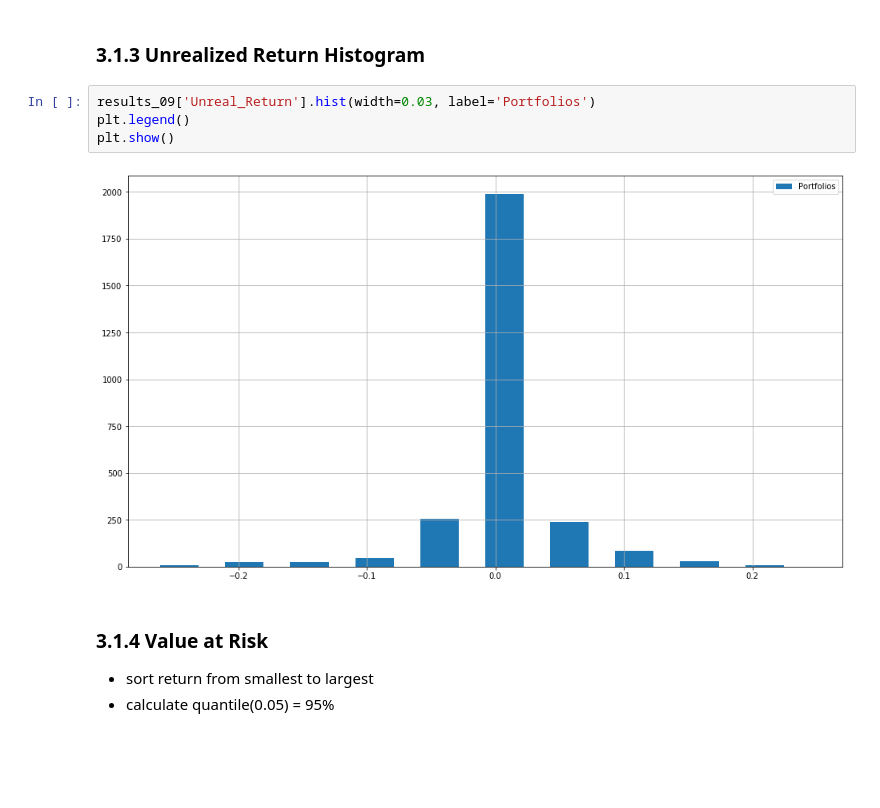
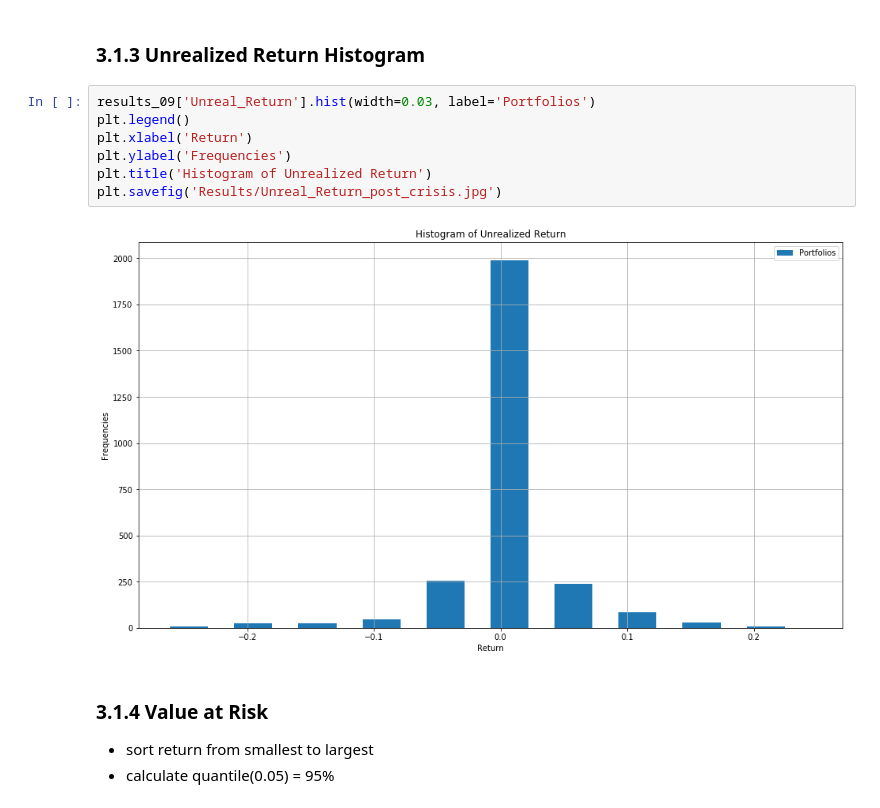
Before and after one commit to Zhehao97/AlgorithmicTrading_final, a Jupyter notebook: 2.Carry Trade Implementation.ipynb, the cells around one changed output. Drawn from its saved outputs; the diff is of its cells as text; blank space fills up the shorter version.

```diff
--- a/2.Carry Trade Implementation.ipynb
+++ b/2.Carry Trade Implementation.ipynb
@@ -181,9 +189,12 @@ plt.show()
 # %%
 results_09['Unreal_Return'].hist(width=0.03, label='Portfolios')
 plt.legend()
-plt.show()
+plt.xlabel('Return')
+plt.ylabel('Frequencies')
+plt.title('Histogram of Unrealized Return')
+plt.savefig('Results/Unreal_Return_post_crisis.jpg')
 # %% [output]
-[figure, old version]
+[figure, new version]
 # %% [markdown]
 ### 3.1.4 Value at Risk
 
```
Also changed, not shown: parts of 12 cells of this notebook, 1 other file.
